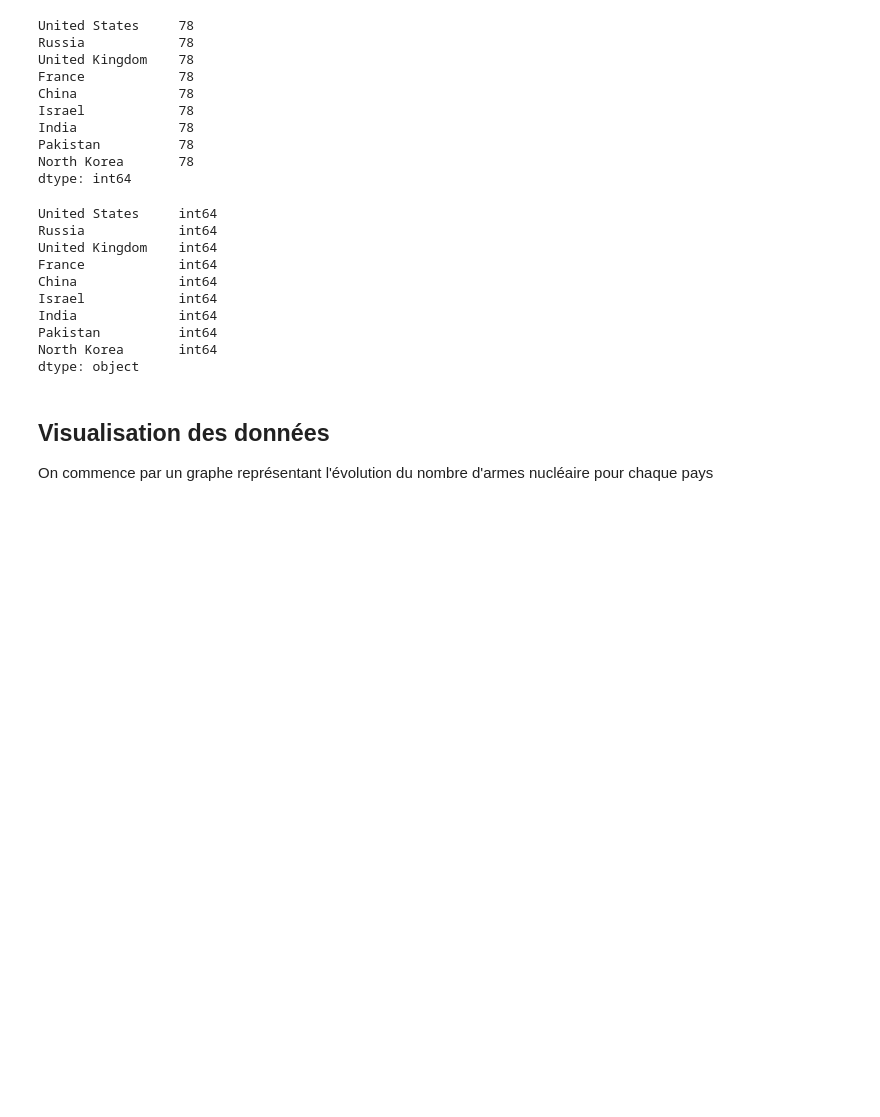
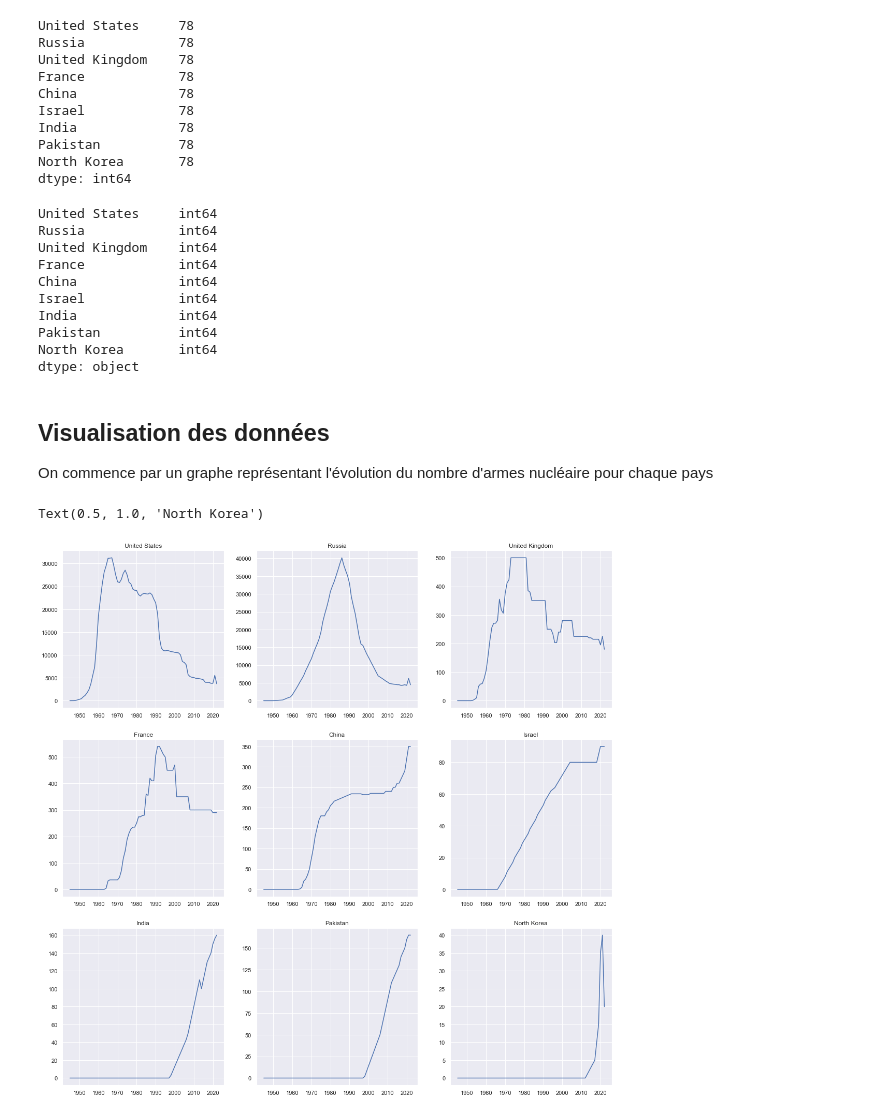
Before and after one commit to MohamedNennouche/nuclear_warheads, a Jupyter notebook: nuclear-visualization.ipynb, the cells around one changed output. Cells and saved outputs as stored; diff of their text form; code cells hidden in the pictures; blank space fills up the shorter version.

Commit message:
Ajout de quelques visualisation, à compléter par la suite

```diff
--- a/nuclear-visualization.ipynb
+++ b/nuclear-visualization.ipynb
@@ -55,3 +56,36 @@ bcr.bar_chart_race(
 # %% [markdown]
 ## Visualisation des données
 On commence par un graphe représentant l'évolution du nombre d'armes nucléaire pour chaque pays
+# %%
+sns.set_theme()
+plt.figure(figsize=(19,19))
+plt.subplot(3,3,1)
+plt.plot(data_nuclear['United States'])
+plt.title("United States")
+plt.subplot(3,3,2)
+plt.plot(data_nuclear['Russia'])
+plt.title("Russia")
+plt.subplot(3,3,3)
+plt.plot(data_nuclear['United Kingdom'])
+plt.title("United Kingdom")
+plt.subplot(3,3,4)
+plt.plot(data_nuclear['France'])
+plt.title("France")
+plt.subplot(3,3,5)
+plt.plot(data_nuclear['China'])
+plt.title("China")
+plt.subplot(3,3,6)
+plt.plot(data_nuclear['Israel'])
+plt.title("Israel")
+plt.subplot(3,3,7)
+plt.plot(data_nuclear['India'])
+plt.title("India")
+plt.subplot(3,3,8)
+plt.plot(data_nuclear['Pakistan'])
+plt.title("Pakistan")
+plt.subplot(3,3,9)
+plt.plot(data_nuclear['North Korea'])
+plt.title("North Korea")
+# %% [output]
+Text(0.5, 1.0, 'North Korea')
+[figure, added]
```
Also changed, not shown: parts of 4 cells of this notebook.
